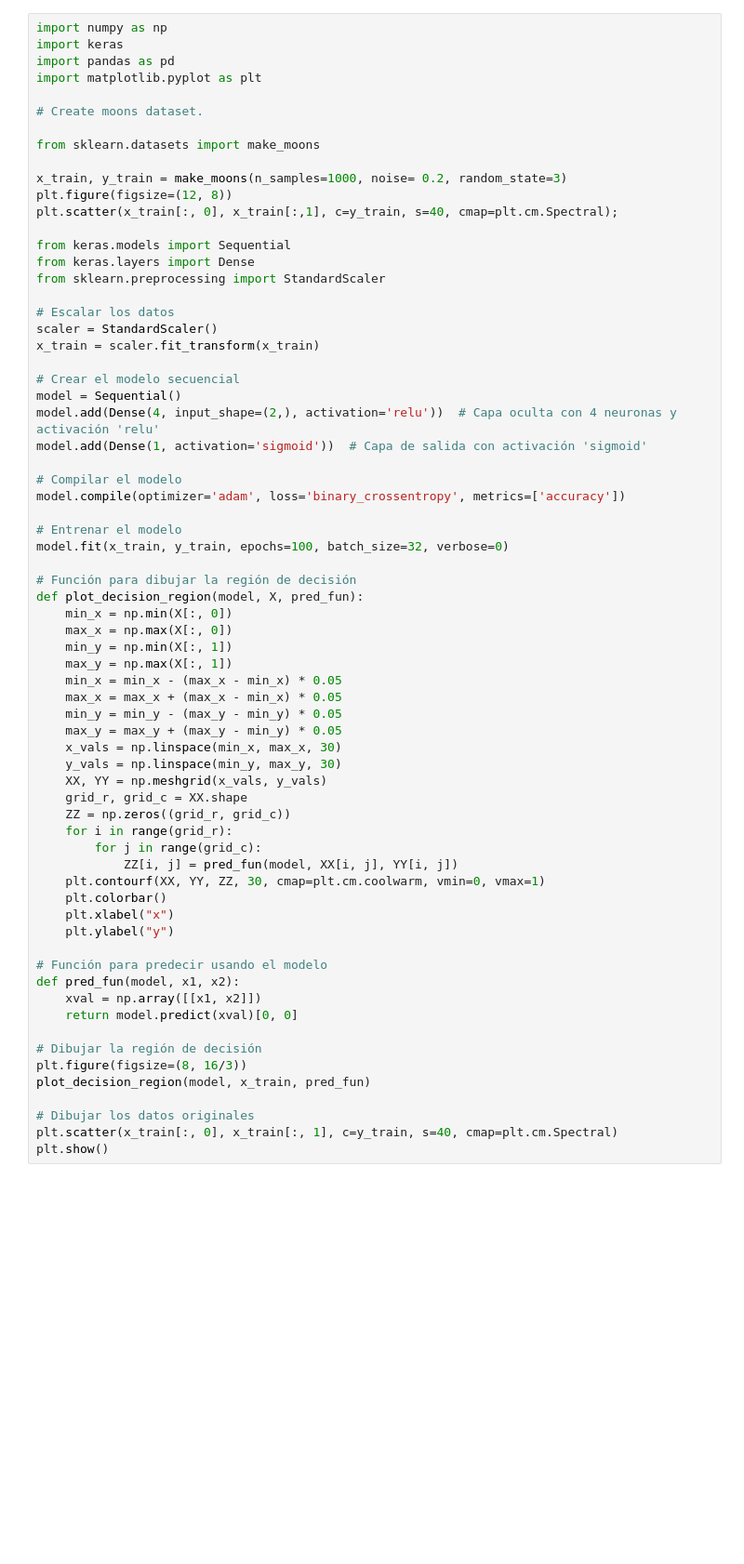
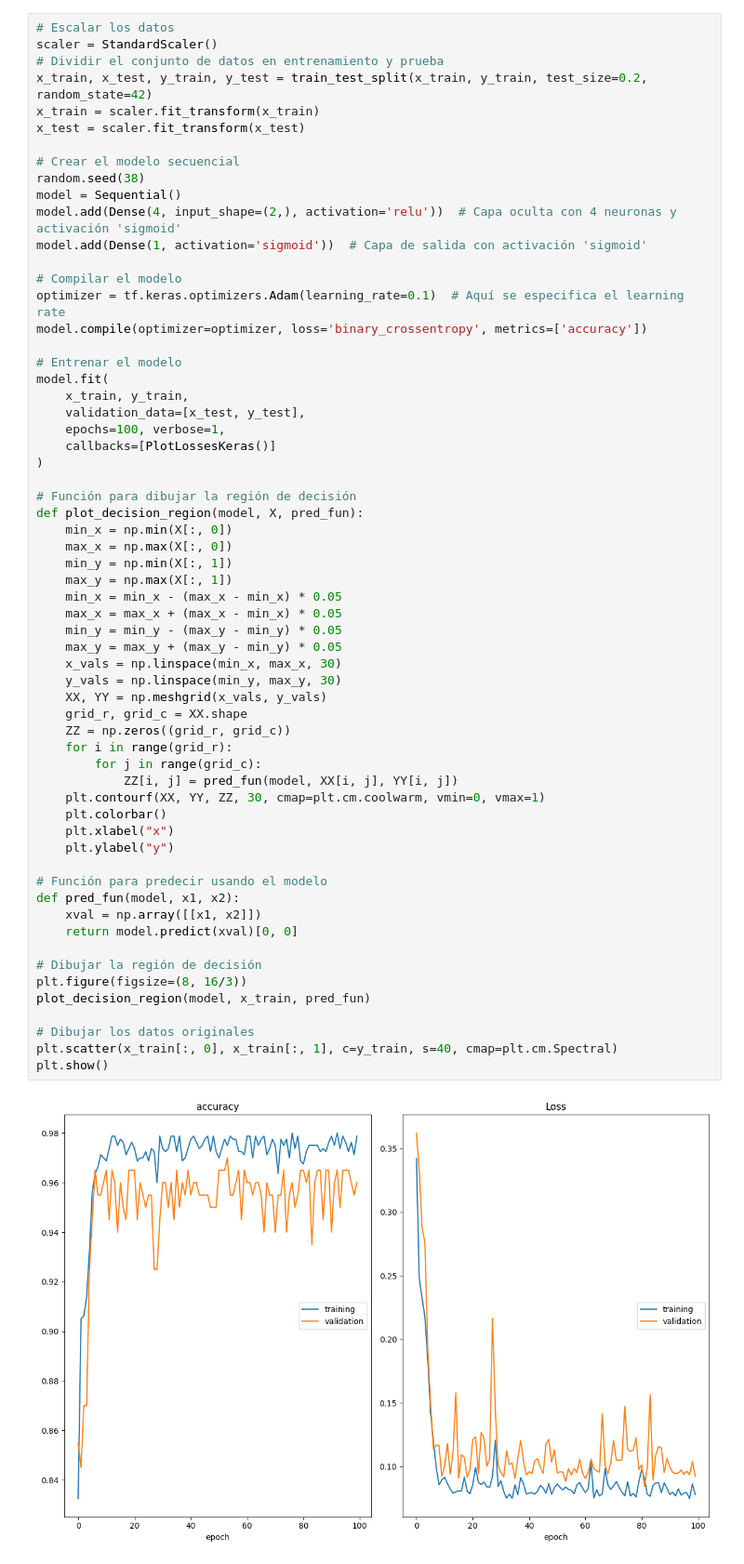
Before and after one commit to daferocu/Topicos-Avanzados, a Jupyter notebook: data/analytics/Taller/E5-NeuralNetworksKeras.ipynb, the cells around one changed output. Shown: that part at 93% size. Drawn from its saved outputs; the diff is of its cells as text; blank space fills up the shorter version.

```diff
--- a/data/analytics/Taller/E5-NeuralNetworksKeras.ipynb
+++ b/data/analytics/Taller/E5-NeuralNetworksKeras.ipynb
@@ -1,35 +26,28 @@
 # %%
-import numpy as np
-import keras
-import pandas as pd
-import matplotlib.pyplot as plt
-
-# Create moons dataset.
-
-from sklearn.datasets import make_moons
-
-x_train, y_train = make_moons(n_samples=1000, noise= 0.2, random_state=3)
-plt.figure(figsize=(12, 8))
-plt.scatter(x_train[:, 0], x_train[:,1], c=y_train, s=40, cmap=plt.cm.Spectral);
-
-from keras.models import Sequential
-from keras.layers import Dense
-from sklearn.preprocessing import StandardScaler
-
 # Escalar los datos
 scaler = StandardScaler()
+# Dividir el conjunto de datos en entrenamiento y prueba
+x_train, x_test, y_train, y_test = train_test_split(x_train, y_train, test_size=0.2, random_state=42)
 x_train = scaler.fit_transform(x_train)
+x_test = scaler.fit_transform(x_test)
 
 # Crear el modelo secuencial
+random.seed(38)
 model = Sequential()
-model.add(Dense(4, input_shape=(2,), activation='relu'))  # Capa oculta con 4 neuronas y activación 'relu'
+model.add(Dense(4, input_shape=(2,), activation='relu'))  # Capa oculta con 4 neuronas y activación 'sigmoid'
 model.add(Dense(1, activation='sigmoid'))  # Capa de salida con activación 'sigmoid'
 
 # Compilar el modelo
-model.compile(optimizer='adam', loss='binary_crossentropy', metrics=['accuracy'])
+optimizer = tf.keras.optimizers.Adam(learning_rate=0.1)  # Aquí se especifica el learning rate
+model.compile(optimizer=optimizer, loss='binary_crossentropy', metrics=['accuracy'])
 
 # Entrenar el modelo
-model.fit(x_train, y_train, epochs=100, batch_size=32, verbose=0)
+model.fit(
+    x_train, y_train,
+    validation_data=[x_test, y_test],
+    epochs=100, verbose=1,
+    callbacks=[PlotLossesKeras()]
+)
 
 # Función para dibujar la región de decisión
 def plot_decision_region(model, X, pred_fun):
@@ -39,30 +57,32 @@ def plot_decision_region(model, X, pred_fun):
     max_y = np.max(X[:, 1])
     min_x = min_x - (max_x - min_x) * 0.05
     max_x = max_x + (max_x - min_x) * 0.05
     min_y = min_y - (max_y - min_y) * 0.05
     max_y = max_y + (max_y - min_y) * 0.05
     x_vals = np.linspace(min_x, max_x, 30)
     y_vals = np.linspace(min_y, max_y, 30)
     XX, YY = np.meshgrid(x_vals, y_vals)
     grid_r, grid_c = XX.shape
     ZZ = np.zeros((grid_r, grid_c))
     for i in range(grid_r):
         for j in range(grid_c):
             ZZ[i, j] = pred_fun(model, XX[i, j], YY[i, j])
     plt.contourf(XX, YY, ZZ, 30, cmap=plt.cm.coolwarm, vmin=0, vmax=1)
     plt.colorbar()
     plt.xlabel("x")
     plt.ylabel("y")
 
 # Función para predecir usando el modelo
 def pred_fun(model, x1, x2):
     xval = np.array([[x1, x2]])
     return model.predict(xval)[0, 0]
 
 # Dibujar la región de decisión
 plt.figure(figsize=(8, 16/3))
 plot_decision_region(model, x_train, pred_fun)
 
 # Dibujar los datos originales
 plt.scatter(x_train[:, 0], x_train[:, 1], c=y_train, s=40, cmap=plt.cm.Spectral)
 plt.show()
+# %% [output]
+[figure, added]
```
Also changed, not shown: parts of 4 cells of this notebook.
